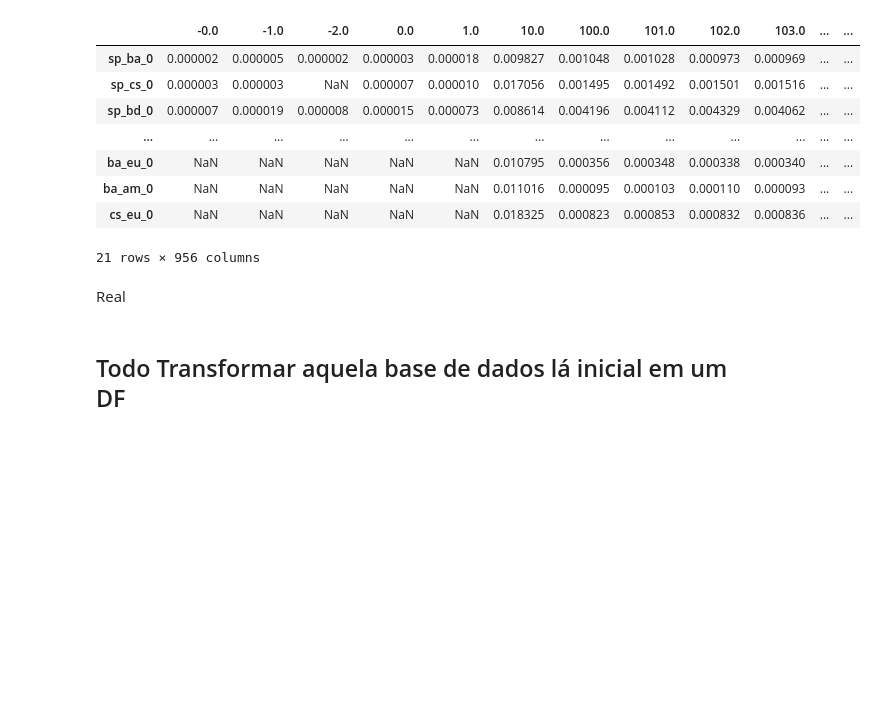
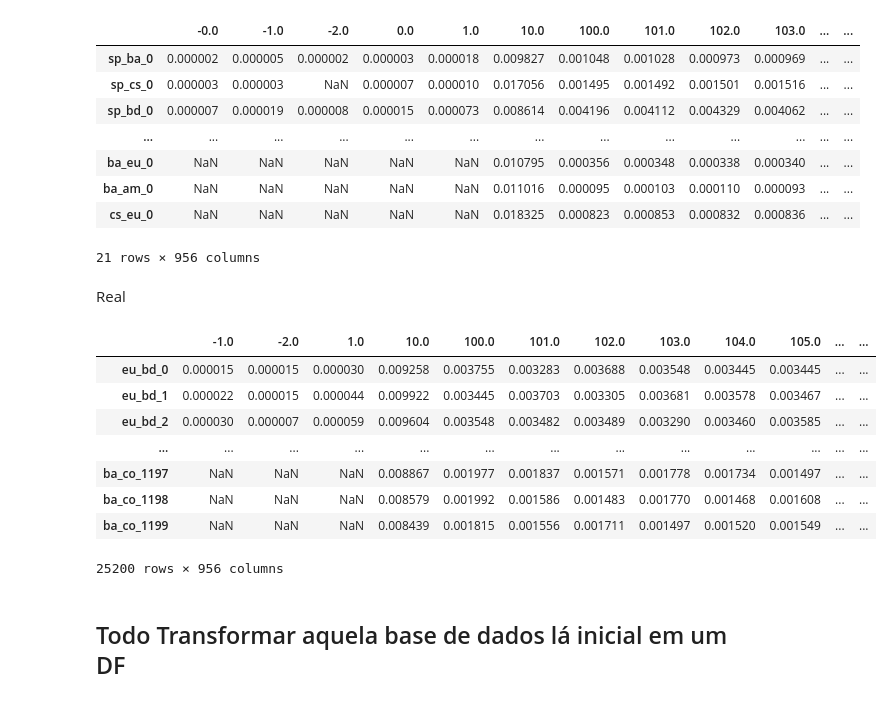
Before and after one commit to FelipeMFO/phd-data-wrangling, a Jupyter notebook: notebooks/eda.ipynb, the cells around one changed output. Saved outputs shown, nothing was run; the diff lists cells and outputs as text; code cells hidden in the pictures; blank space fills up the shorter version.

```diff
--- a/notebooks/eda.ipynb
+++ b/notebooks/eda.ipynb
@@ -267,4 +363,16 @@ pd.DataFrame.from_dict(combination_dict, orient='index').to_pickle(
 )
+# %%
+pd.read_pickle("../data/structured/dataframe_21_1200.pkl")
+# %% [output]
+|  | -1.0 | -2.0 | 1.0 | 10.0 | 100.0 | 101.0 | 102.0 | 103.0 | 104.0 | 105.0 | ... | ... |
+| eu_bd_0 | 0.000015 | 0.000015 | 0.000030 | 0.009258 | 0.003755 | 0.003283 | 0.003688 | 0.003548 | 0.003445 | 0.003445 | ... | ... |
+| eu_bd_1 | 0.000022 | 0.000015 | 0.000044 | 0.009922 | 0.003445 | 0.003703 | 0.003305 | 0.003681 | 0.003578 | 0.003467 | ... | ... |
+| eu_bd_2 | 0.000030 | 0.000007 | 0.000059 | 0.009604 | 0.003548 | 0.003482 | 0.003489 | 0.003290 | 0.003460 | 0.003585 | ... | ... |
+| ... | ... | ... | ... | ... | ... | ... | ... | ... | ... | ... | ... | ... |
+| ba_co_1197 | NaN | NaN | NaN | 0.008867 | 0.001977 | 0.001837 | 0.001571 | 0.001778 | 0.001734 | 0.001497 | ... | ... |
+| ba_co_1198 | NaN | NaN | NaN | 0.008579 | 0.001992 | 0.001586 | 0.001483 | 0.001770 | 0.001468 | 0.001608 | ... | ... |
+| ba_co_1199 | NaN | NaN | NaN | 0.008439 | 0.001815 | 0.001556 | 0.001711 | 0.001497 | 0.001520 | 0.001549 | ... | ... |
+25200 rows × 956 columns
 # %% [markdown]
 ## Todo Transformar aquela base de dados lá inicial em um DF
 # %%
```
Also changed, not shown: parts of 23 cells of this notebook, 5 other files.
